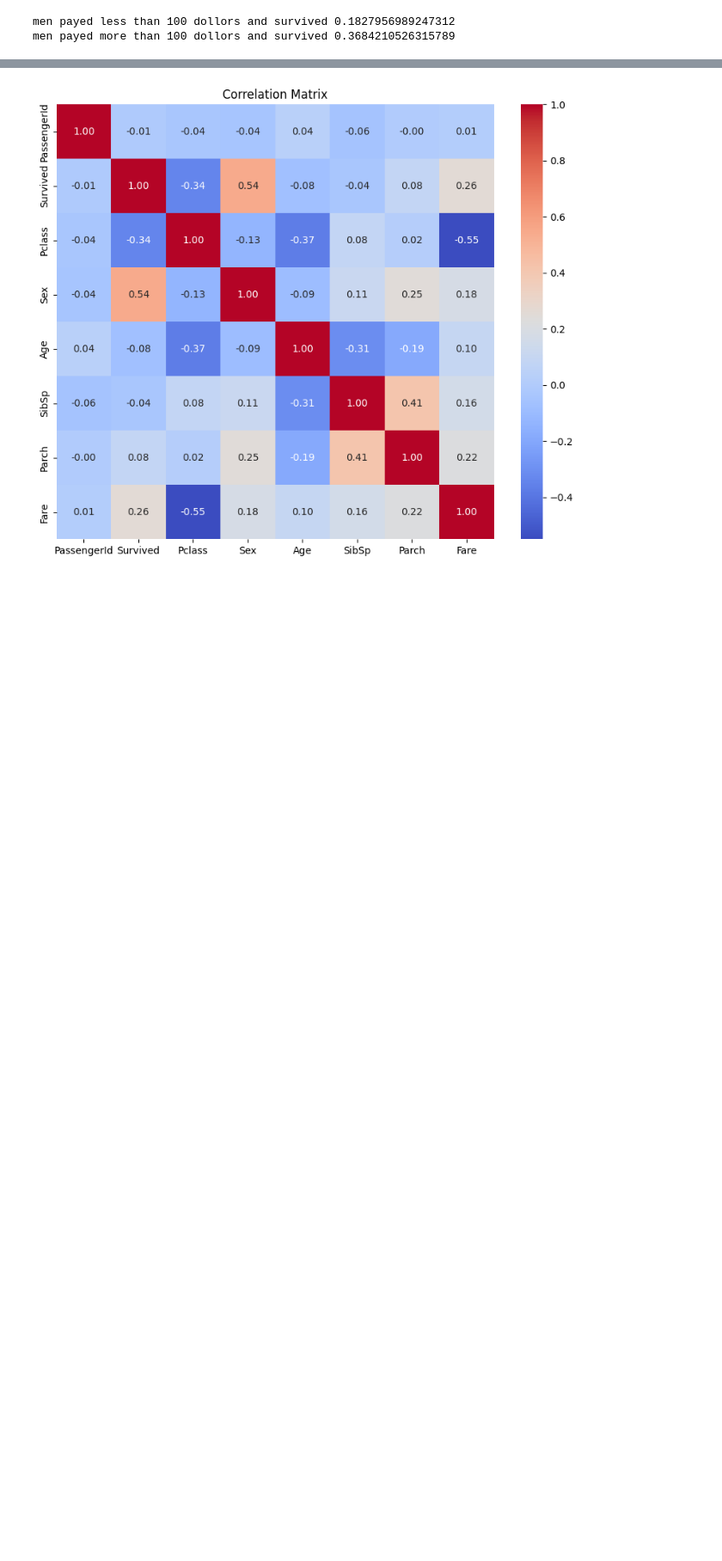
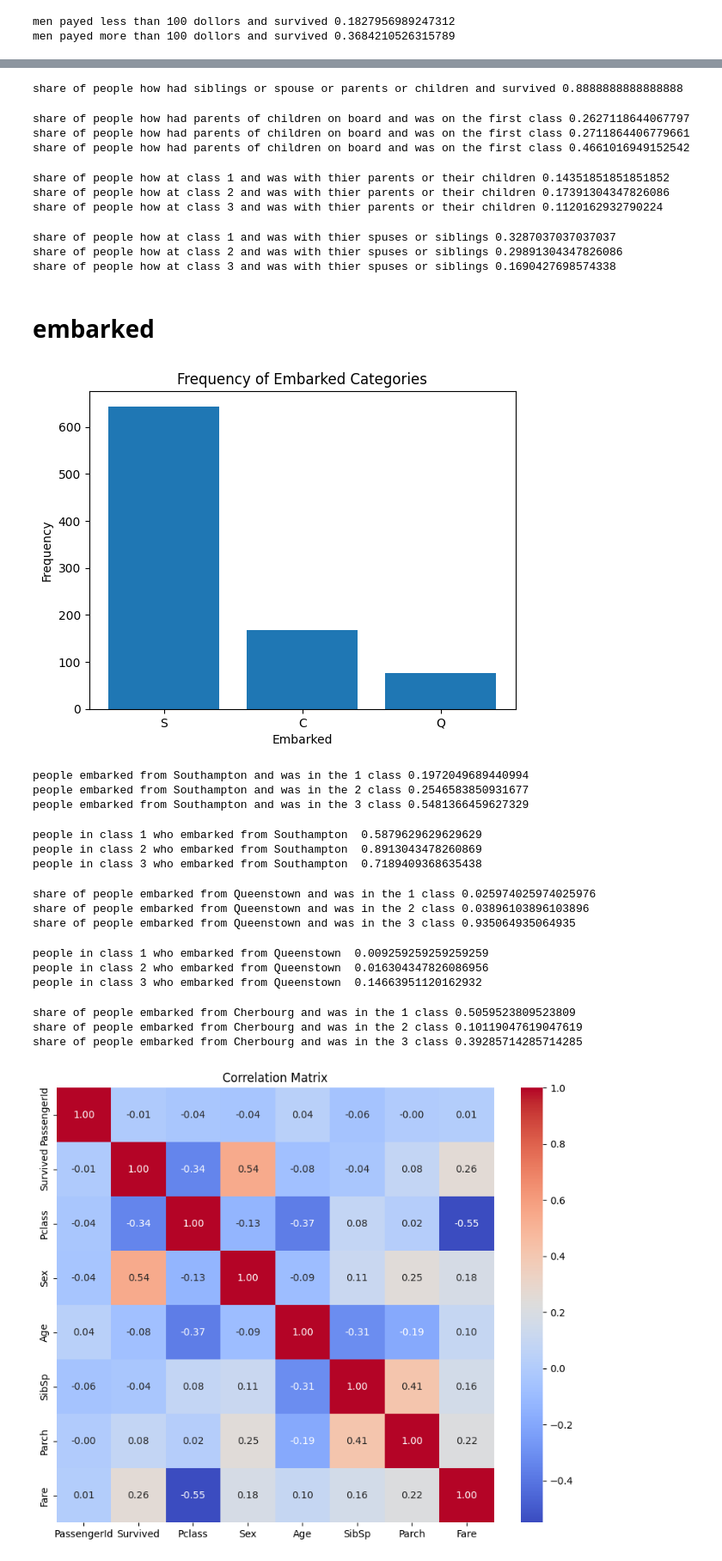
Before and after one commit to NazaninSaadatMoghaddam1993/Titanik_kaggle_competition, a Jupyter notebook: titanic_analysis.ipynb, the cells around one changed output, grey strips where cells are left out. Shown at 86% size. Drawn from its saved outputs; the diff is of its cells as text; code cells hidden in the pictures; blank space fills up the shorter version.

```diff
--- a/titanic_analysis.ipynb
+++ b/titanic_analysis.ipynb
@@ -224,3 +234,82 @@ men payed more than 100 dollors and survived 0.3684210526315789
+# %%
+print('share of people how had siblings or spouse or parents or children and survived',len(data_f[(data_f['SibSp']==1)|(data_f['Parch']==1)&(data_f['Survived']==1)])/len(data_f[(data_f['Parch']==  1)|(data_f['SibSp']==1)]))
+# %% [output]
+share of people how had siblings or spouse or parents or children and survived 0.8888888888888888
+# %%
+print('share of people how had parents of children on board and was on the first class',len(data_f[(data_f['Parch']==1)&(data_f['Pclass']==1)])/len(data_f[(data_f['Parch']==1)]))
+print('share of people how had parents of children on board and was on the first class',len(data_f[(data_f['Parch']==1)&(data_f['Pclass']==2)])/len(data_f[(data_f['Parch']==1)]))
+print('share of people how had parents of children on board and was on the first class',len(data_f[(data_f['Parch']==1)&(data_f['Pclass']==3)])/len(data_f[(data_f['Parch']==1)]))
+# %% [output]
+share of people how had parents of children on board and was on the first class 0.2627118644067797
+share of people how had parents of children on board and was on the first class 0.2711864406779661
+share of people how had parents of children on board and was on the first class 0.4661016949152542
+# %%
+print('share of people how at class 1 and was with thier parents or their children',len(data_f[(data_f['Parch']==1)&(data_f['Pclass']==1)])/len(data_f[(data_f['Pclass']==1)]))
+print('share of people how at class 2 and was with thier parents or their children',len(data_f[(data_f['Parch']==1)&(data_f['Pclass']==2)])/len(data_f[(data_f['Pclass']==2)]))
+print('share of people how at class 3 and was with thier parents or their children',len(data_f[(data_f['Parch']==1)&(data_f['Pclass']==3)])/len(data_f[(data_f['Pclass']==3)]))
+# %% [output]
+share of people how at class 1 and was with thier parents or their children 0.14351851851851852
+share of people how at class 2 and was with thier parents or their children 0.17391304347826086
+share of people how at class 3 and was with thier parents or their children 0.1120162932790224
+# %%
+print('share of people how at class 1 and was with thier spuses or siblings',len(data_f[(data_f['SibSp']==1)&(data_f['Pclass']==1)])/len(data_f[(data_f['Pclass']==1)]))
+print('share of people how at class 2 and was with thier spuses or siblings',len(data_f[(data_f['SibSp']==1)&(data_f['Pclass']==2)])/len(data_f[(data_f['Pclass']==2)]))
+print('share of people how at class 3 and was with thier spuses or siblings',len(data_f[(data_f['SibSp']==1)&(data_f['Pclass']==3)])/len(data_f[(data_f['Pclass']==3)]))
+# %% [output]
+share of people how at class 1 and was with thier spuses or siblings 0.3287037037037037
+share of people how at class 2 and was with thier spuses or siblings 0.29891304347826086
+share of people how at class 3 and was with thier spuses or siblings 0.1690427698574338
+# %% [markdown]
+# embarked
+# %%
+embarked_counts = data_f['Embarked'].value_counts()
+plt.bar(embarked_counts.index, embarked_counts)
+plt.xlabel('Embarked')
+plt.ylabel('Frequency')
+plt.title('Frequency of Embarked Categories')
+plt.show()
+# %% [output]
+[figure, added]
+# %%
+print('share of people embarked from Southampton and was in the 1 class',len(data_f[(data_f['Embarked']=='S')&(data_f['Pclass']==1)])/len(data_f[(data_f['Embarked']=='S')]))
+print('share of people embarked from Southampton and was in the 2 class',len(data_f[(data_f['Embarked']=='S')&(data_f['Pclass']==2)])/len(data_f[(data_f['Embarked']=='S')]))
+print('share of people embarked from Southampton and was in the 3 class',len(data_f[(data_f['Embarked']=='S')&(data_f['Pclass']==3)])/len(data_f[(data_f['Embarked']=='S')]))
+# %% [output]
+people embarked from Southampton and was in the 1 class 0.1972049689440994
+people embarked from Southampton and was in the 2 class 0.2546583850931677
+people embarked from Southampton and was in the 3 class 0.5481366459627329
+# %%
+print('people in class 1 who embarked from Southampton ',len(data_f[(data_f['Embarked']=='S')&(data_f['Pclass']==1)])/len(data_f[(data_f['Pclass']==1)]))
+print('people in class 2 who embarked from Southampton ',len(data_f[(data_f['Embarked']=='S')&(data_f['Pclass']==2)])/len(data_f[(data_f['Pclass']==2)]))
+print('people in class 3 who embarked from Southampton ',len(data_f[(data_f['Embarked']=='S')&(data_f['Pclass']==3)])/len(data_f[(data_f['Pclass']==3)]))
+# %% [output]
+people in class 1 who embarked from Southampton  0.5879629629629629
+people in class 2 who embarked from Southampton  0.8913043478260869
+people in class 3 who embarked from Southampton  0.7189409368635438
+# %%
+print('share of people embarked from Queenstown and was in the 1 class',len(data_f[(data_f['Embarked']=='Q')&(data_f['Pclass']==1)])/len(data_f[(data_f['Embarked']=='Q')]))
+print('share of people embarked from Queenstown and was in the 2 class',len(data_f[(data_f['Embarked']=='Q')&(data_f['Pclass']==2)])/len(data_f[(data_f['Embarked']=='Q')]))
+print('share of people embarked from Queenstown and was in the 3 class',len(data_f[(data_f['Embarked']=='Q')&(data_f['Pclass']==3)])/len(data_f[(data_f['Embarked']=='Q')]))
+# %% [output]
+share of people embarked from Queenstown and was in the 1 class 0.025974025974025976
+share of people embarked from Queenstown and was in the 2 class 0.03896103896103896
+share of people embarked from Queenstown and was in the 3 class 0.935064935064935
+# %%
+print('people in class 1 who embarked from Queenstown ',len(data_f[(data_f['Embarked']=='Q')&(data_f['Pclass']==1)])/len(data_f[(data_f['Pclass']==1)]))
+print('people in class 2 who embarked from Queenstown ',len(data_f[(data_f['Embarked']=='Q')&(data_f['Pclass']==2)])/len(data_f[(data_f['Pclass']==2)]))
+print('people in class 3 who embarked from Queenstown ',len(data_f[(data_f['Embarked']=='Q')&(data_f['Pclass']==3)])/len(data_f[(data_f['Pclass']==3)]))
+# %% [output]
+people in class 1 who embarked from Queenstown  0.009259259259259259
+people in class 2 who embarked from Queenstown  0.016304347826086956
+people in class 3 who embarked from Queenstown  0.14663951120162932
+# %%
+print('share of people embarked from Cherbourg and was in the 1 class',len(data_f[(data_f['Embarked']=='C')&(data_f['Pclass']==1)])/len(data_f[(data_f['Embarked']=='C')]))
+print('share of people embarked from Cherbourg and was in the 2 class',len(data_f[(data_f['Embarked']=='C')&(data_f['Pclass']==2)])/len(data_f[(data_f['Embarked']=='C')]))
+print('share of people embarked from Cherbourg and was in the 3 class',len(data_f[(data_f['Embarked']=='C')&(data_f['Pclass']==3)])/len(data_f[(data_f['Embarked']=='C')]))
+# %% [output]
+share of people embarked from Cherbourg and was in the 1 class 0.5059523809523809
+share of people embarked from Cherbourg and was in the 2 class 0.10119047619047619
+share of people embarked from Cherbourg and was in the 3 class 0.39285714285714285
 # %%
 data_f=data_f.replace('female',1)
 # %%
```
Also changed, not shown: parts of 3 cells of this notebook.
